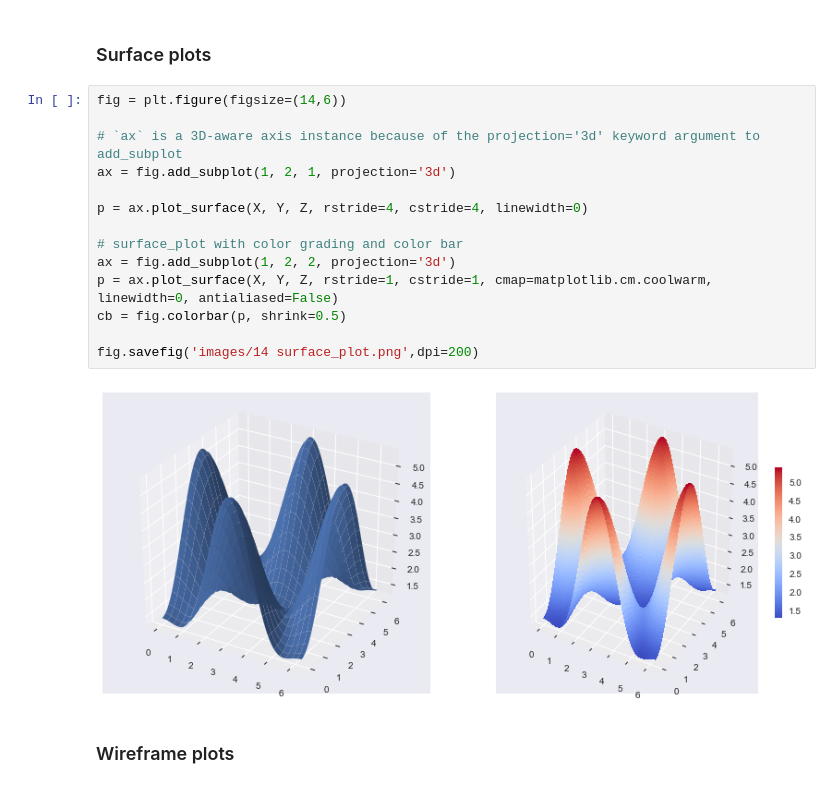
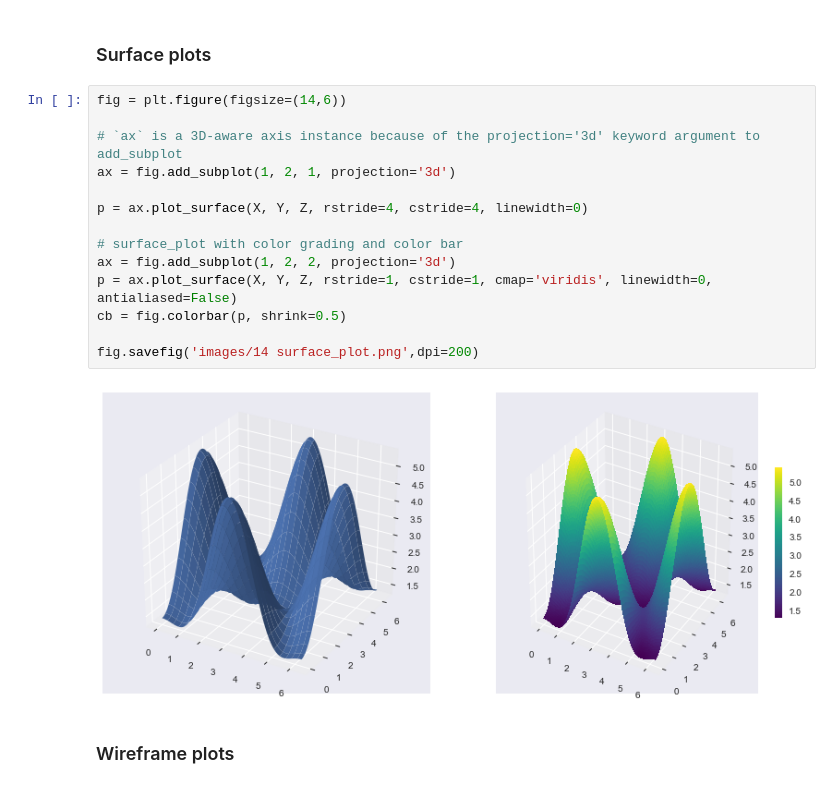
Before and after one commit to subhamsarangi/Visualize, a Jupyter notebook: plt/2. matplotlib_advanced.ipynb, the cells around one changed output. Drawn from its saved outputs; the diff is of its cells as text.

```diff
--- a/plt/2. matplotlib_advanced.ipynb
+++ b/plt/2. matplotlib_advanced.ipynb
@@ -294,19 +297,19 @@ from mpl_toolkits.mplot3d.axes3d import Axes3D
 # %%
 fig = plt.figure(figsize=(14,6))
 
 # `ax` is a 3D-aware axis instance because of the projection='3d' keyword argument to add_subplot
 ax = fig.add_subplot(1, 2, 1, projection='3d')
 
 p = ax.plot_surface(X, Y, Z, rstride=4, cstride=4, linewidth=0)
 
 # surface_plot with color grading and color bar
 ax = fig.add_subplot(1, 2, 2, projection='3d')
-p = ax.plot_surface(X, Y, Z, rstride=1, cstride=1, cmap=matplotlib.cm.coolwarm, linewidth=0, antialiased=False)
+p = ax.plot_surface(X, Y, Z, rstride=1, cstride=1, cmap='viridis', linewidth=0, antialiased=False)
 cb = fig.colorbar(p, shrink=0.5)
 
 fig.savefig('images/14 surface_plot.png',dpi=200)
 # %% [output]
-[figure, old version]
+[figure, new version]
 # %% [markdown]
 ### Wireframe plots
 # %%
```
Also changed, not shown: parts of 5 cells of this notebook, 5 other files.
